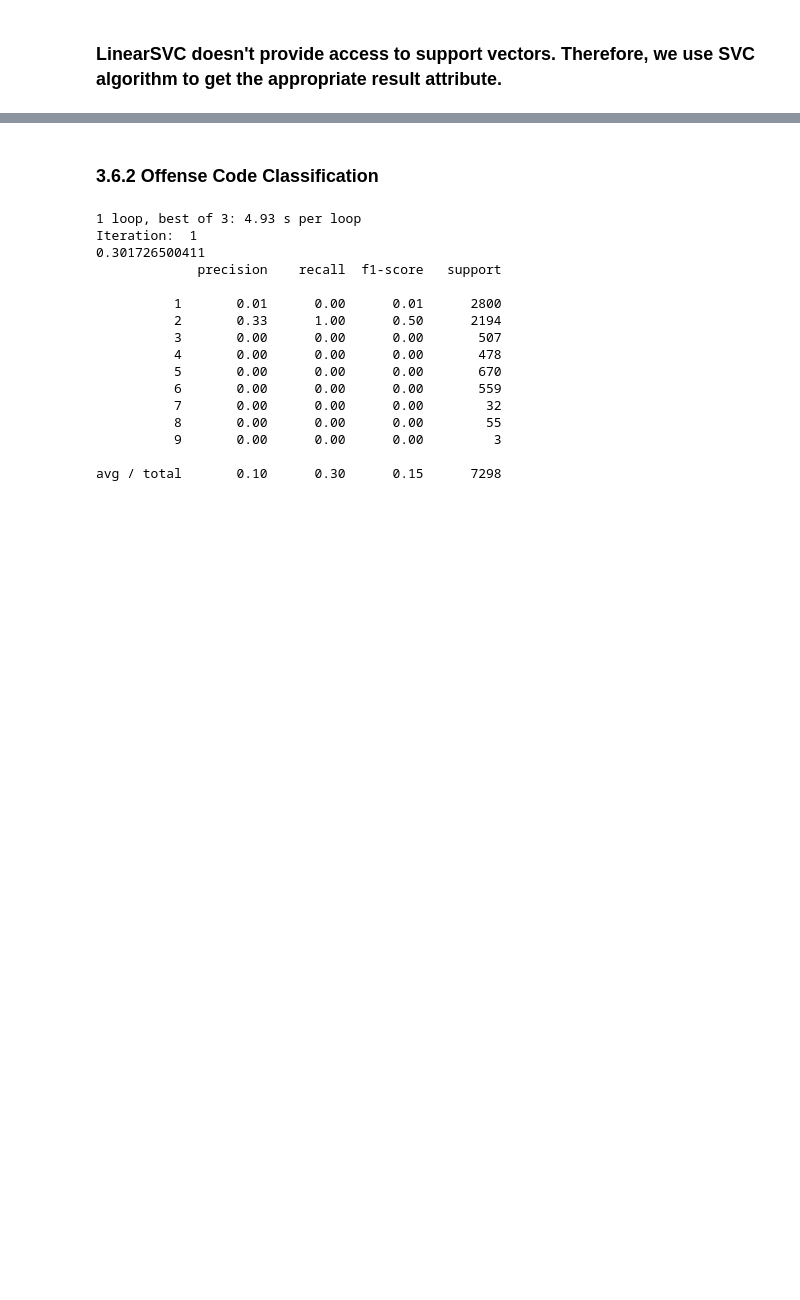
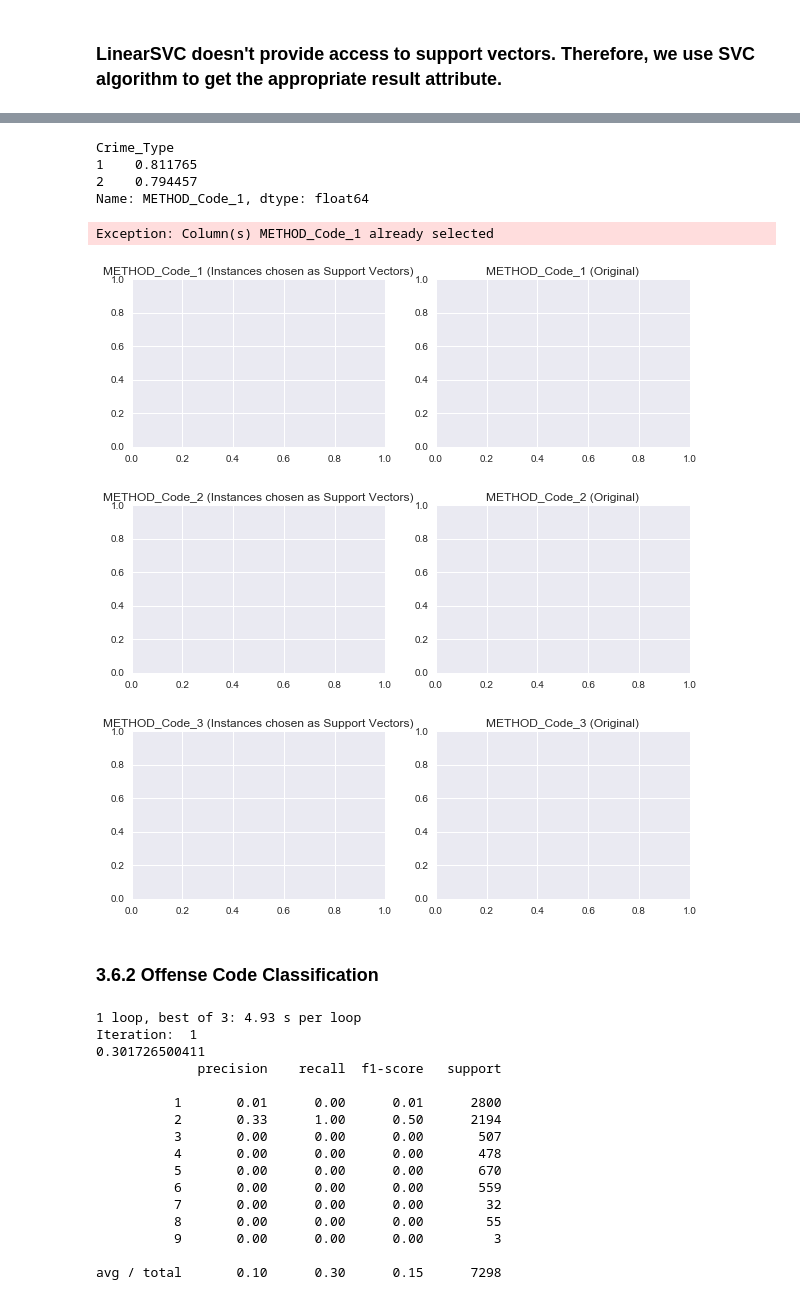
Before and after one commit to elkinst65/MSDS7331_MiniLab_DC, a Jupyter notebook: MSDS7331 DC Crime 2015 (mb).ipynb, the cells around one changed output, grey strips where cells are left out. Drawn from its saved outputs; the diff is of its cells as text; code cells hidden in the pictures; blank space fills up the shorter version.

```diff
--- a/MSDS7331 DC Crime 2015 (mb).ipynb
+++ b/MSDS7331 DC Crime 2015 (mb).ipynb
@@ -621 +621,12 @@ for v in vars_to_plot:
 [figure]
+# %%
+df_grouped_support['METHOD_Code_1'].mean()
+# %% [output]
+Crime_Type
+1    0.811765
+2    0.794457
+Name: METHOD_Code_1, dtype: float64
+# %%
+df_grouped_support['METHOD_Code_1'][1 == 0]
+# %% [output]
+Exception: Column(s) METHOD_Code_1 already selected
@@ -622,3 +646,22 @@ for v in vars_to_plot:
+# %%
+for v in vars_to_plot:
+    plt.figure(figsize=(10,3))
+    # plot support vector stats
+    plt.subplot(1,2,1)
+    ax = df_grouped_support[v].plot
+
+    plt.legend(['Violent','Property'])
+    plt.title(v+' (Instances chosen as Support Vectors)')
+
+    # plot original distributions
+    plt.subplot(1,2,2)
+    ax = df_grouped[v].plot
+    plt.legend(['Violent','Property'])
+    plt.title(v+' (Original)')
+# %% [output]
+[figure, added]
+[figure, added]
+[figure, added]
 # %% [markdown]
 ### 3.6.2 Offense Code Classification
 # %%
```
Also changed, not shown: parts of 12 cells of this notebook, 1 other file.
